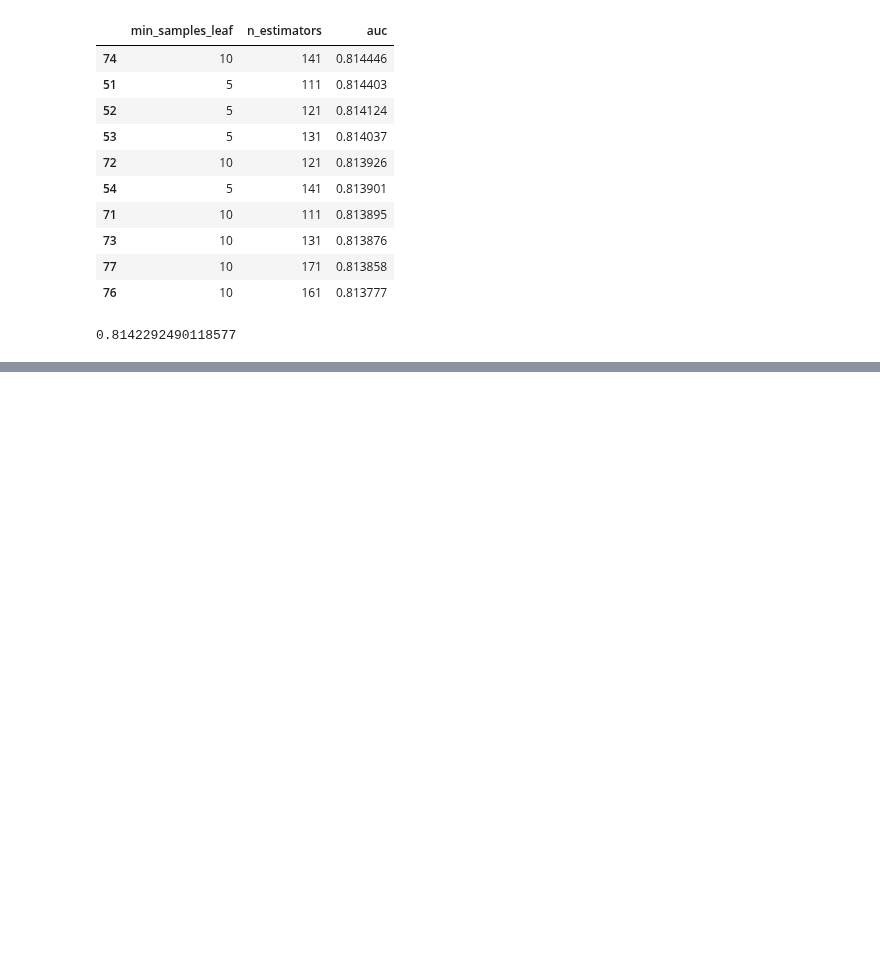
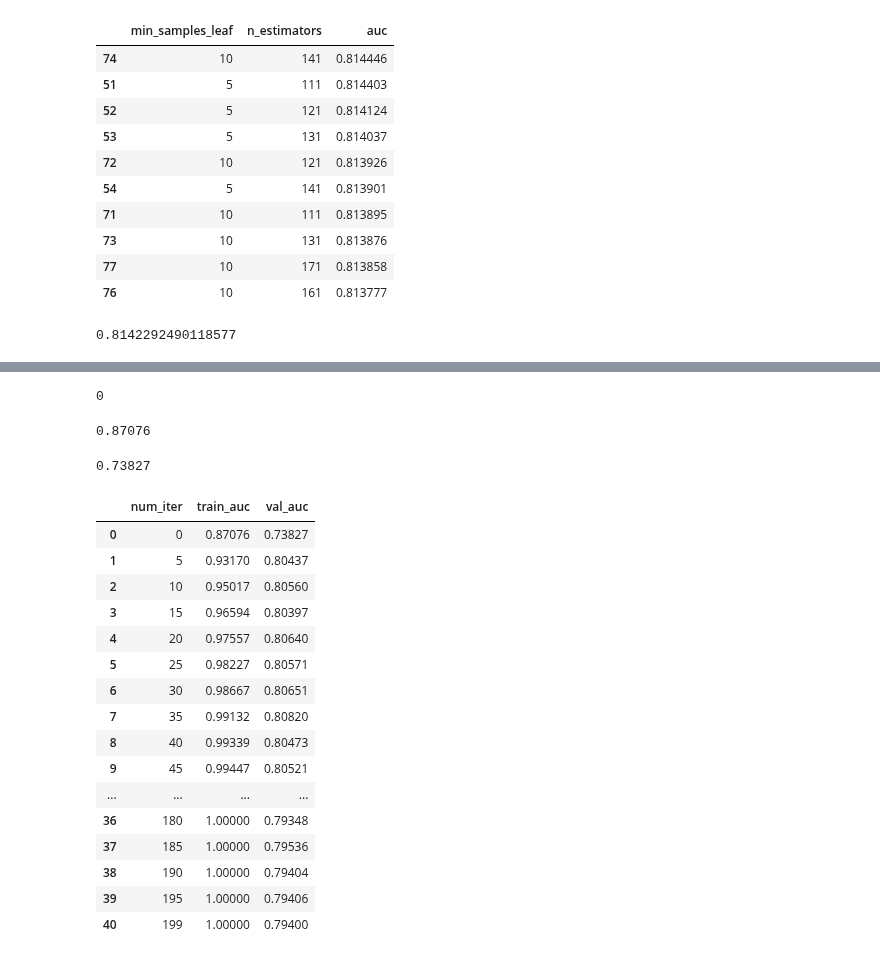
Before and after one commit to fxmidaaa/ml-homework-practice, a Jupyter notebook: homework6_trees/notes.ipynb, the cells around one changed output, grey strips where cells are left out. Drawn from its saved outputs; the diff is of its cells as text; code cells hidden in the pictures; blank space fills up the shorter version.

```diff
--- a/homework6_trees/notes.ipynb
+++ b/homework6_trees/notes.ipynb
@@ -656,0 +735,12 @@ roc_auc_score(y_val, y_pred)
+# %%
+int(num_iter.strip('[]'))
+# %% [output]
+0
+# %%
+float(train_auc.split(':')[1])
+# %% [output]
+0.87076
+# %%
+float(val_auc.split(':')[1])
+# %% [output]
+0.73827
@@ -656,0 +763,20 @@ roc_auc_score(y_val, y_pred)
+# %%
+parse_xgb_output(output)
+# %% [output]
+|  | num_iter | train_auc | val_auc |
+| 0 | 0 | 0.87076 | 0.73827 |
+| 1 | 5 | 0.93170 | 0.80437 |
+| 2 | 10 | 0.95017 | 0.80560 |
+| 3 | 15 | 0.96594 | 0.80397 |
+| 4 | 20 | 0.97557 | 0.80640 |
+| 5 | 25 | 0.98227 | 0.80571 |
+| 6 | 30 | 0.98667 | 0.80651 |
+| 7 | 35 | 0.99132 | 0.80820 |
+| 8 | 40 | 0.99339 | 0.80473 |
+| 9 | 45 | 0.99447 | 0.80521 |
+| ... | ... | ... | ... |
+| 36 | 180 | 1.00000 | 0.79348 |
+| 37 | 185 | 1.00000 | 0.79536 |
+| 38 | 190 | 1.00000 | 0.79404 |
+| 39 | 195 | 1.00000 | 0.79406 |
+| 40 | 199 | 1.00000 | 0.79400 |
```
Also changed, not shown: parts of 12 cells of this notebook.
